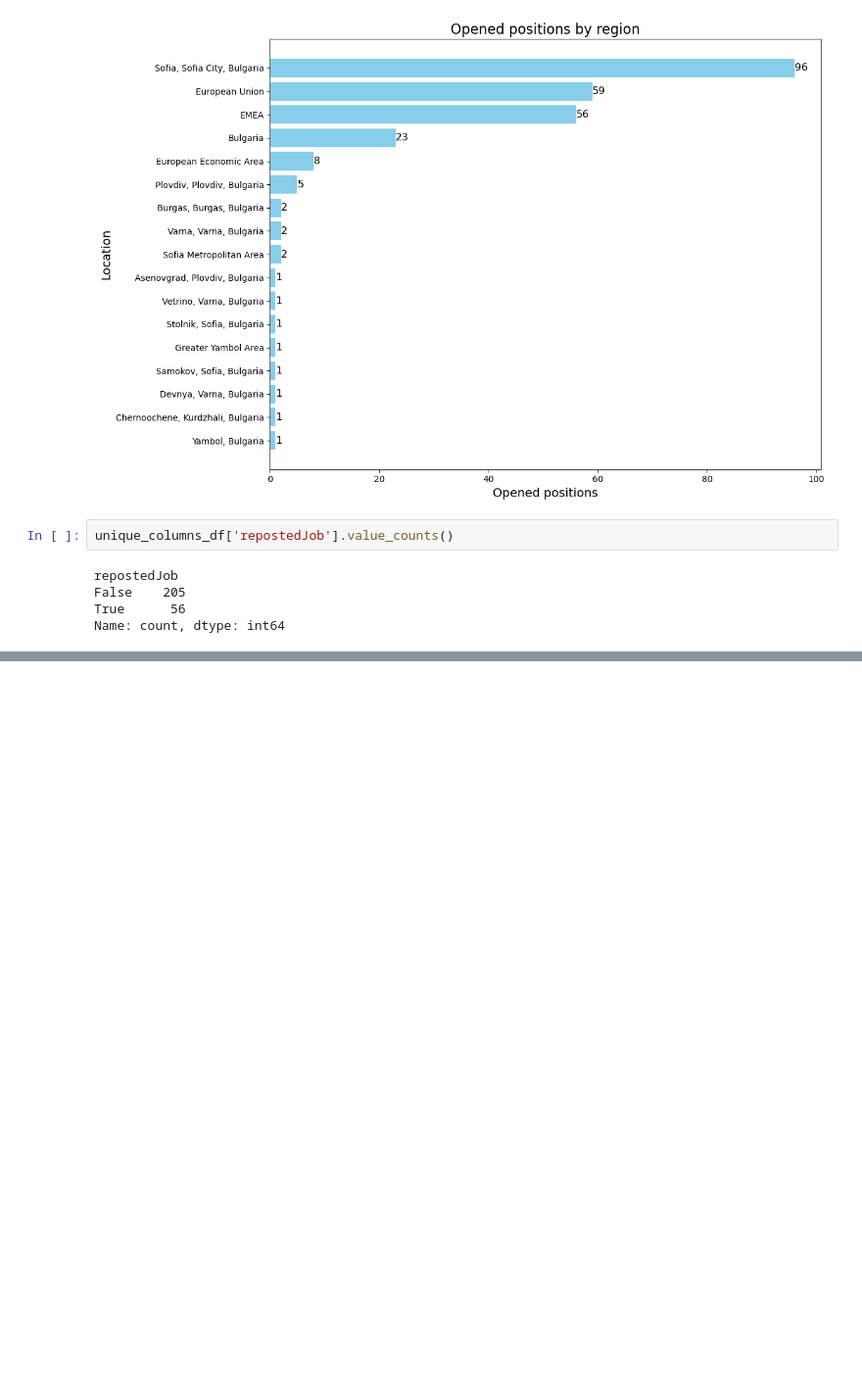
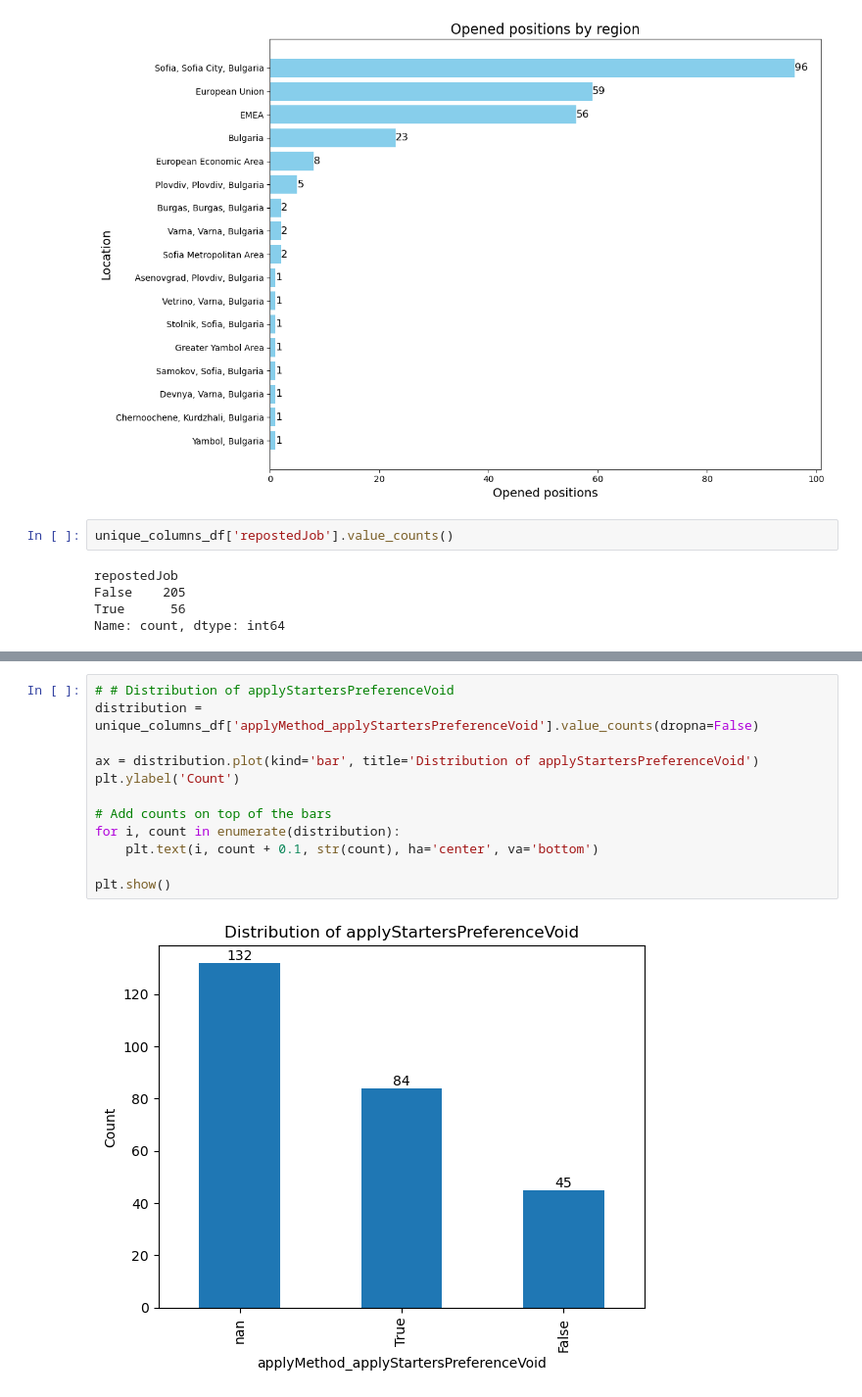
Before and after one commit to B-Kosev/social-media-linkedin-analyis, a Jupyter notebook: LinkedIn_Analysis.ipynb, the cells around one changed output, grey strips where cells are left out. Shown at 98% size. Saved outputs shown, nothing was run; the diff lists cells and outputs as text; blank space fills up the shorter version.

```diff
--- a/LinkedIn_Analysis.ipynb
+++ b/LinkedIn_Analysis.ipynb
@@ -384,0 +453,14 @@ plt.show()
+# %%
+# # Distribution of applyStartersPreferenceVoid
+distribution = unique_columns_df['applyMethod_applyStartersPreferenceVoid'].value_counts(dropna=False)
+
+ax = distribution.plot(kind='bar', title='Distribution of applyStartersPreferenceVoid')
+plt.ylabel('Count')
+
+# Add counts on top of the bars
+for i, count in enumerate(distribution):
+    plt.text(i, count + 0.1, str(count), ha='center', va='bottom')
+
+plt.show()
+# %% [output]
+[figure, added]
```
Also changed, not shown: parts of 17 cells of this notebook.
